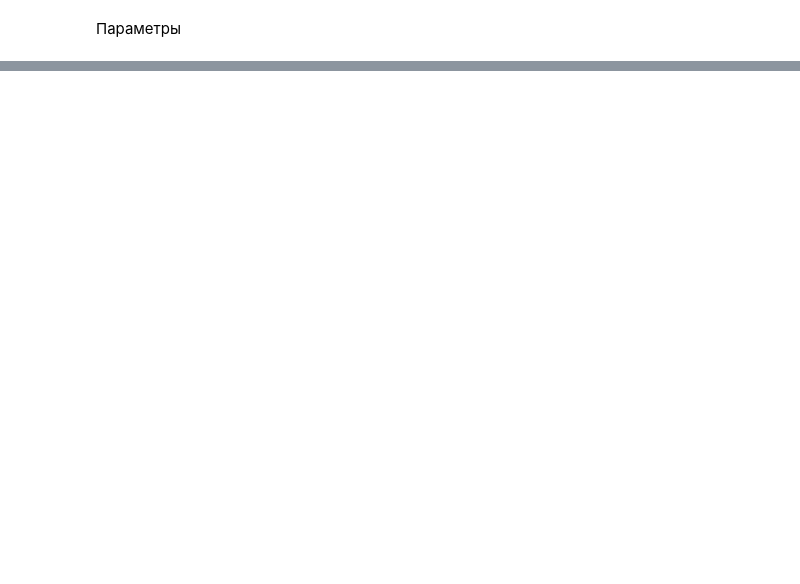
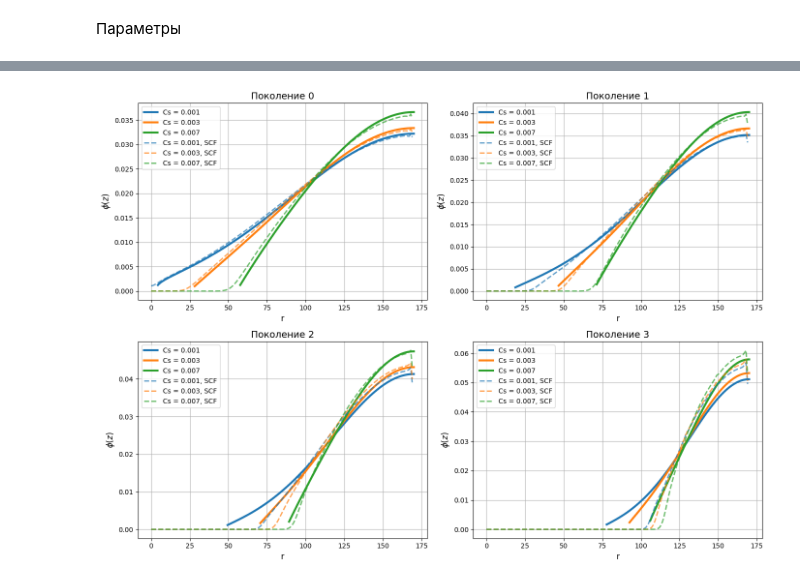
Before and after one commit to salatovaoaoaoa/PB_SCF, a Jupyter notebook: 01_dendrone_pore/Figures/phi_cs_gen.ipynb, the cells around one changed output, grey strips where cells are left out. Saved outputs shown, nothing was run; the diff lists cells and outputs as text; code cells hidden in the pictures; blank space fills up the shorter version.

```diff
--- a/01_dendrone_pore/Figures/phi_cs_gen.ipynb
+++ b/01_dendrone_pore/Figures/phi_cs_gen.ipynb
@@ -14,13 +14,13 @@ from out_reader import out_reader
 # %% [markdown]
 Параметры
 # %%
-Cs_range = [0.001, 0.006, 0.01]
+Cs_range = [0.001, 0.003, 0.007]
 chi = 0.5
 alpha = 0.5
-S = 300
+S = 150
 
-D = 190
-n = 50
+D = 170
+N = 300
+q = 2
 
-g = 3
-q = 2
+g_range = [0, 1, 2, 3]
@@ -151,0 +137,34 @@ plt.show()
+# %%
+# Построение графиков
+fig, axes = plt.subplots(2, 2, figsize=(14, 10))  # 2x2 окна
+axes = axes.flatten()  # Преобразование в 1D для удобства итерации
+
+cs_values = sorted({cs for g in g_range for cs in phi_dif_cs_g[g].keys()})  # Уникальные значения Cs
+color_map = {cs: cm.tab10(i % 10) for i, cs in enumerate(cs_values)}  # Сопоставляем цвет каждому Cs
+
+for i, g in enumerate(g_range):
+    ax = axes[i]
+    phi_dif_cs = phi_dif_cs_g[g]
+    phi_dif_cs_SCF = phi_dif_cs_g_SCF[g]
+
+    for cs, (r, c_pol) in phi_dif_cs.items():
+        color = color_map[cs]
+        ax.plot(r, c_pol, label=f"Cs = {cs}", linewidth=3, color=color)
+
+    for cs, (coord, phi_brush) in phi_dif_cs_SCF.items():
+        color = color_map[cs]
+        ax.plot(coord, phi_brush, label=f"Cs = {cs}, SCF", linewidth=2, linestyle = '--', alpha = 0.7, color=color)
+
+    # ax.set_xlim(0, D+2)  # Установка диапазона оси X
+    ax.set_title(f"Поколение {g}", fontsize=14)
+    ax.set_xlabel("r", fontsize=12)
+    ax.set_ylabel(r"$\phi(z)$", fontsize=12)
+    ax.legend(fontsize=10)
+    ax.grid(True)
+
+# Настройка пространства между окнами
+plt.tight_layout()
+# plt.savefig('4_graphs_phi.pdf', dpi=300, bbox_inches='tight')
+plt.show()
+# %% [output]
+[figure, added]
```
Also changed, not shown: parts of 8 cells of this notebook, 15 other files.
